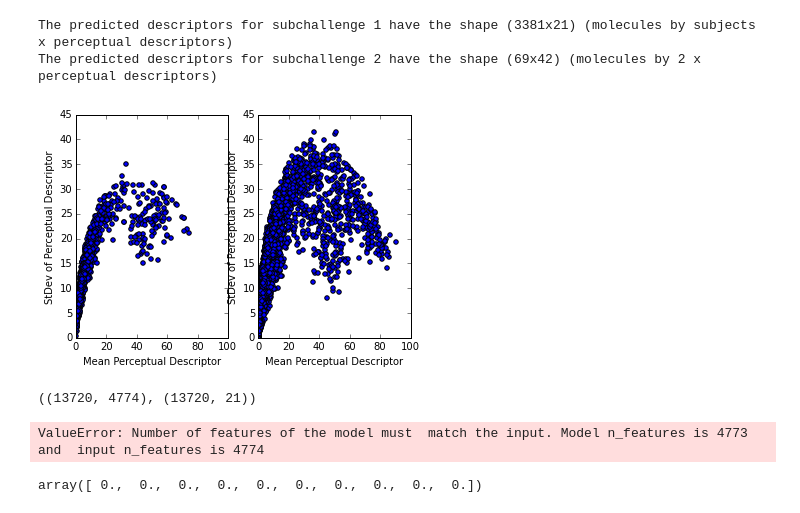
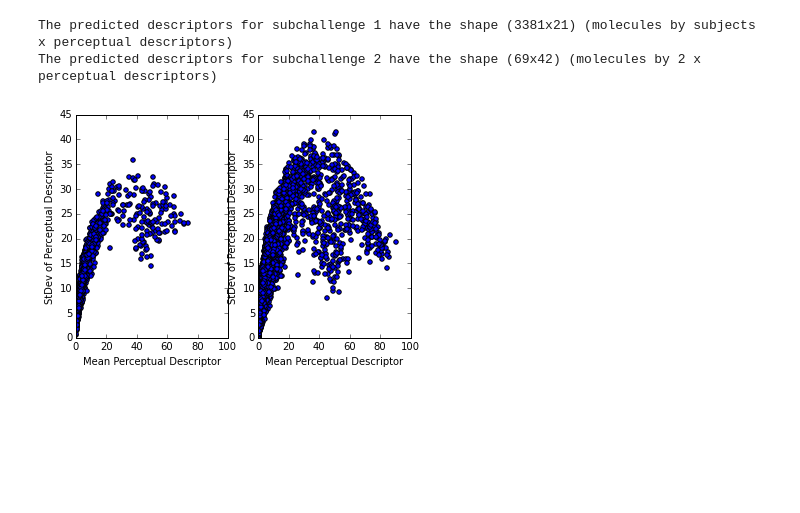
Before and after one commit to beanSsong/dream, a Jupyter notebook: dream.ipynb, the cells around one changed output. Saved outputs shown, nothing was run; the diff lists cells and outputs as text; code cells hidden in the pictures; blank space fills up the shorter version.

```diff
--- a/dream.ipynb
+++ b/dream.ipynb
@@ -417,24 +411,16 @@ Y = None
 # %%
 def plot_(mean,std):
     plt.scatter(mean,std)
     plt.xlim(0,100)
     plt.ylim(0,45)
     plt.xlabel('Mean Perceptual Descriptor')
     plt.ylabel('StDev of Perceptual Descriptor')
 
 # StDev vs Mean for predicted leaderboard data.
 plt.subplot(1,2,1)
-plot_(Y_test[:,:21],Y_test[:,21:])
+plot_(Y_leaderboard['mean_std'][:,:num_descriptors],Y_leaderboard['mean_std'][:,num_descriptors:])
 # StDev vs Mean for observed training data.
 plt.subplot(1,2,2)
-plot_(Y_mean,Y_std)
+plot_(Y_obs['mean'],Y_obs['std'])
 # %% [output]
-[figure, old version]
+[figure, new version]
-# %%
-X_obs_subject.shape,Y_obs['subject'].shape
-# %% [output]
-((13720, 4774), (13720, 21))
-# %%
-rfcs[1].predict(X_obs_subject)
-# %% [output]
-ValueError: Number of features of the model must  match the input. Model n_features is 4773 and  input n_features is 4774
@@ -443,4 +426,0 @@ a = np.zeros(10)
-# %%
-a
-# %% [output]
-array([ 0.,  0.,  0.,  0.,  0.,  0.,  0.,  0.,  0.,  0.])
```
Also changed, not shown: parts of 11 cells of this notebook.
